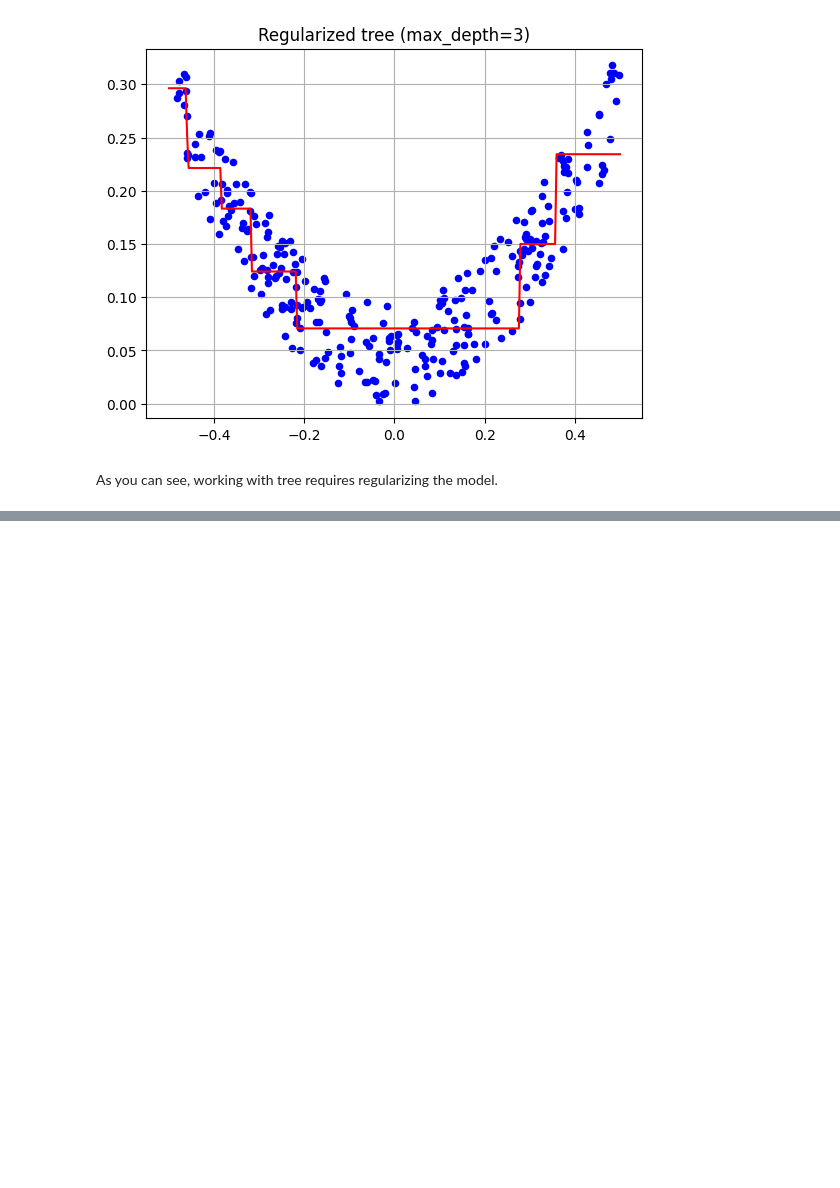
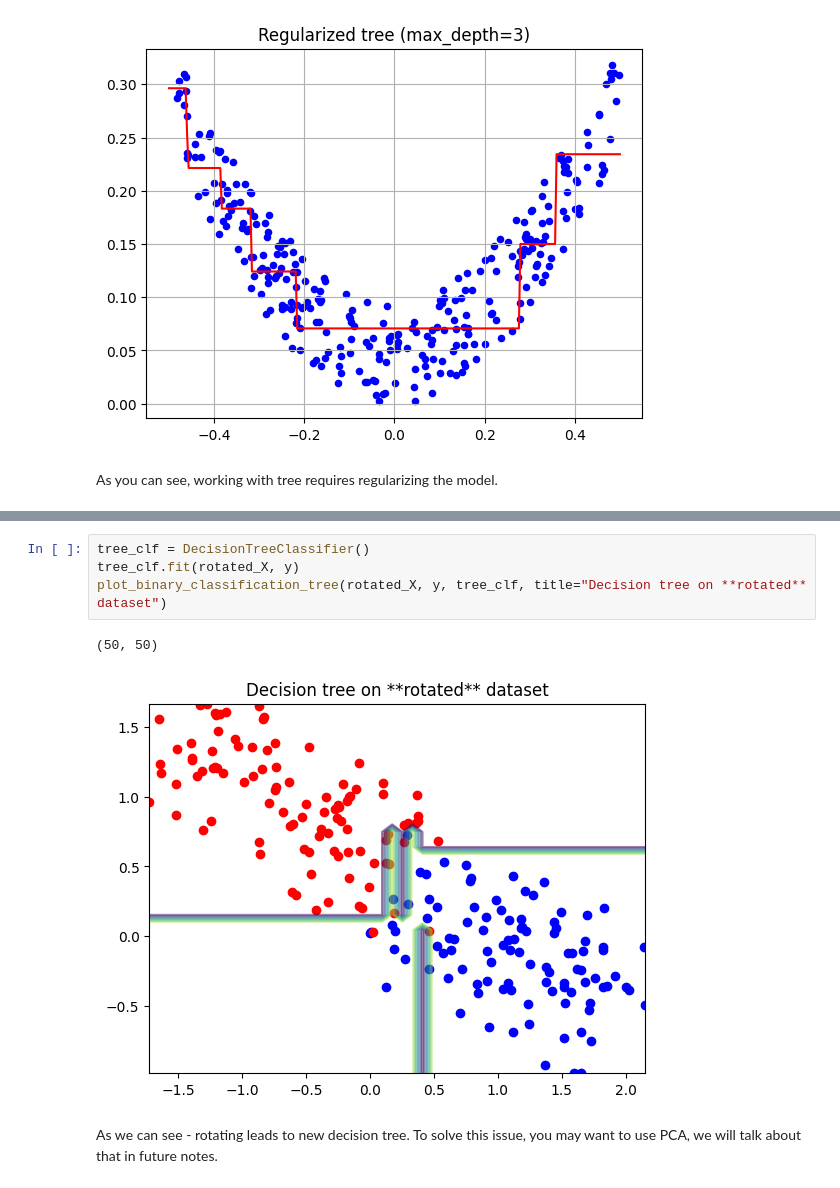
Before and after one commit to yeghor/Learning-Machine-Learning, a Jupyter notebook: jupyter_notes/5-Decision-Trees.ipynb, the cells around one changed output, grey strips where cells are left out. Saved outputs shown, nothing was run; the diff lists cells and outputs as text; blank space fills up the shorter version.

```diff
--- a/jupyter_notes/5-Decision-Trees.ipynb
+++ b/jupyter_notes/5-Decision-Trees.ipynb
@@ -158,0 +210,9 @@ As you can see, working with tree requires regularizing the model.
+# %%
+tree_clf = DecisionTreeClassifier()
+tree_clf.fit(rotated_X, y)
+plot_binary_classification_tree(rotated_X, y, tree_clf, title="Decision tree on **rotated** dataset")
+# %% [output]
+(50, 50)
+[figure, added]
+# %% [markdown]
+As we can see - rotating leads to new decision tree. To solve this issue, you may want to use PCA, we will talk about that in future notes.
```
Also changed, not shown: parts of 8 cells of this notebook, 1 other file.
